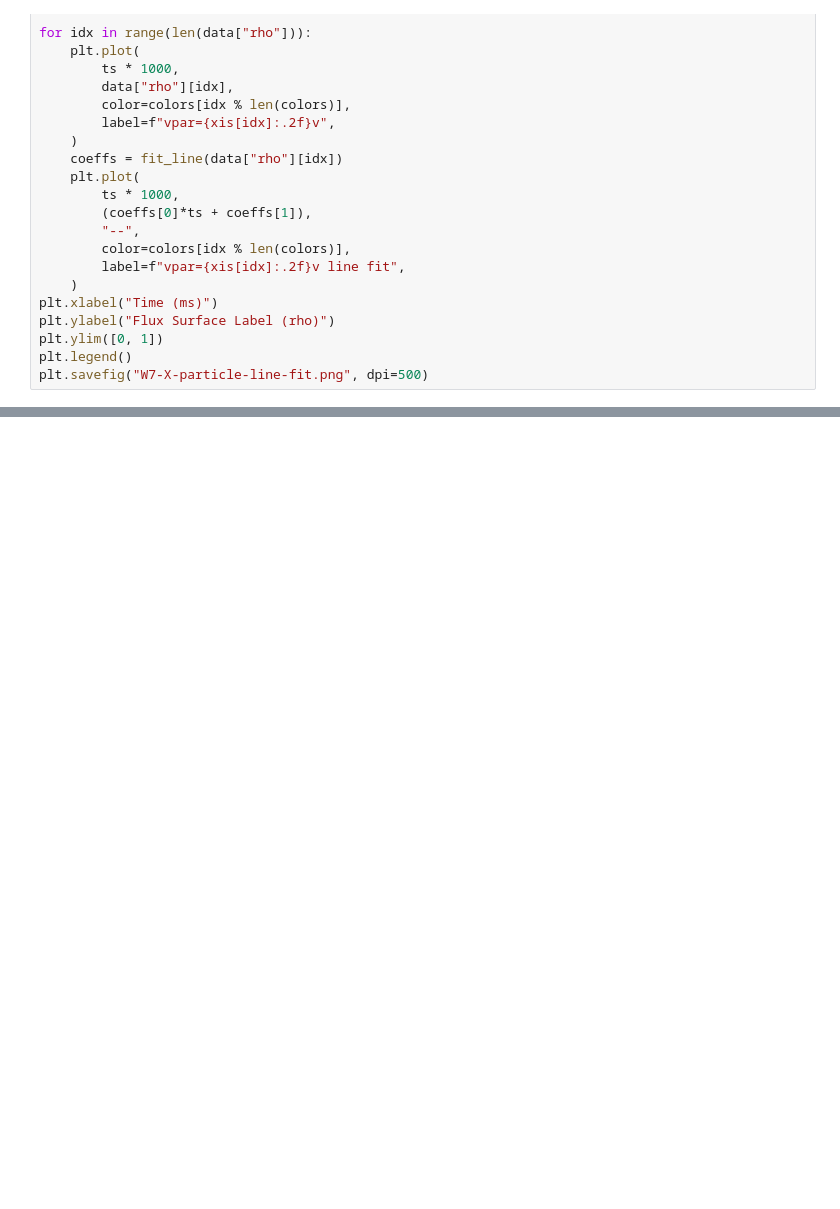
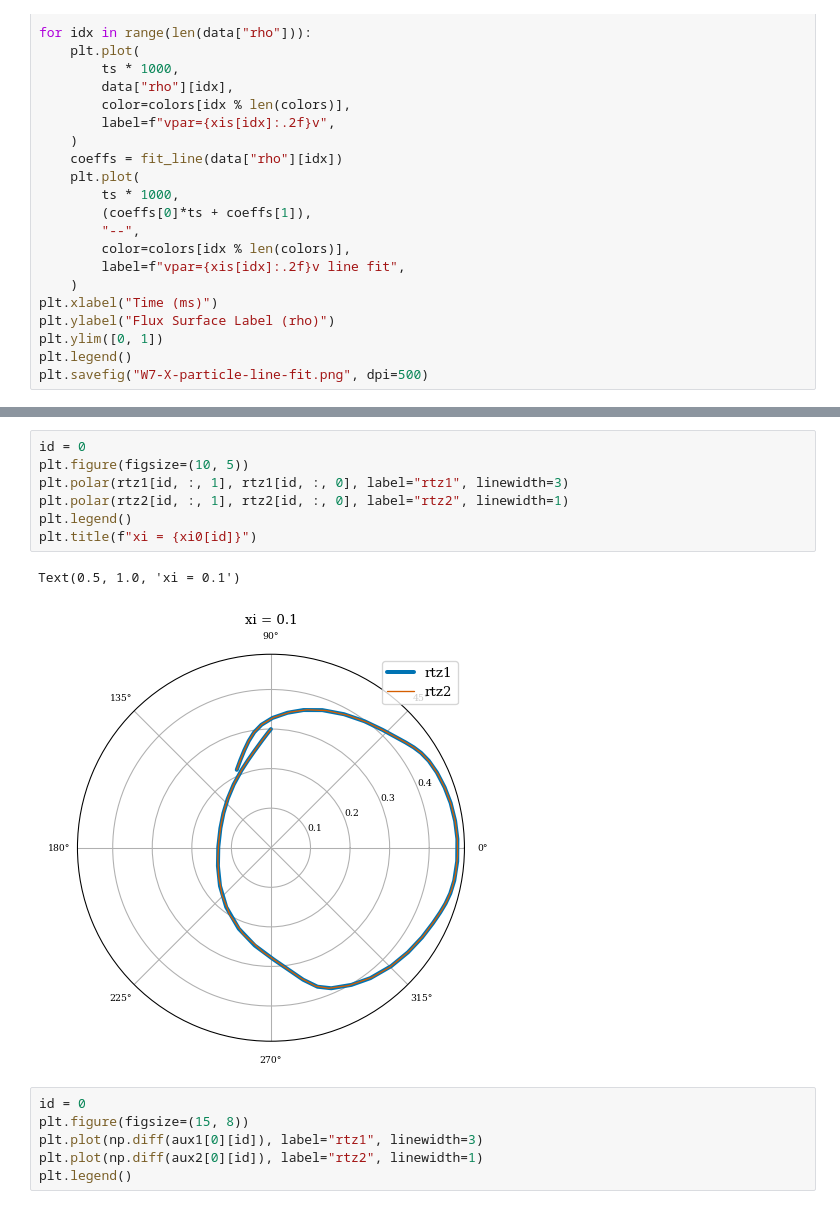
Before and after one commit to YigitElma/DEBUG-DESC, a Jupyter notebook: Particle_Tracing/test-notebook copy.ipynb, the cells around one changed output, grey strips where cells are left out. Saved outputs shown, nothing was run; the diff lists cells and outputs as text; blank space fills up the shorter version.

```diff
--- a/Particle_Tracing/test-notebook copy.ipynb
+++ b/Particle_Tracing/test-notebook copy.ipynb
@@ -231,0 +302,16 @@ plt.savefig("ncsx-particle-polar.png", dpi=500)
+# %%
+id = 0
+plt.figure(figsize=(10, 5))
+plt.polar(rtz1[id, :, 1], rtz1[id, :, 0], label="rtz1", linewidth=3)
+plt.polar(rtz2[id, :, 1], rtz2[id, :, 0], label="rtz2", linewidth=1)
+plt.legend()
+plt.title(f"xi = {xi0[id]}")
+# %% [output]
+Text(0.5, 1.0, 'xi = 0.1')
+[figure, added]
+# %%
+id = 0
+plt.figure(figsize=(15, 8))
+plt.plot(np.diff(aux1[0][id]), label="rtz1", linewidth=3)
+plt.plot(np.diff(aux2[0][id]), label="rtz2", linewidth=1)
+plt.legend()
```
Also changed, not shown: parts of 11 cells of this notebook, 8 other files.
